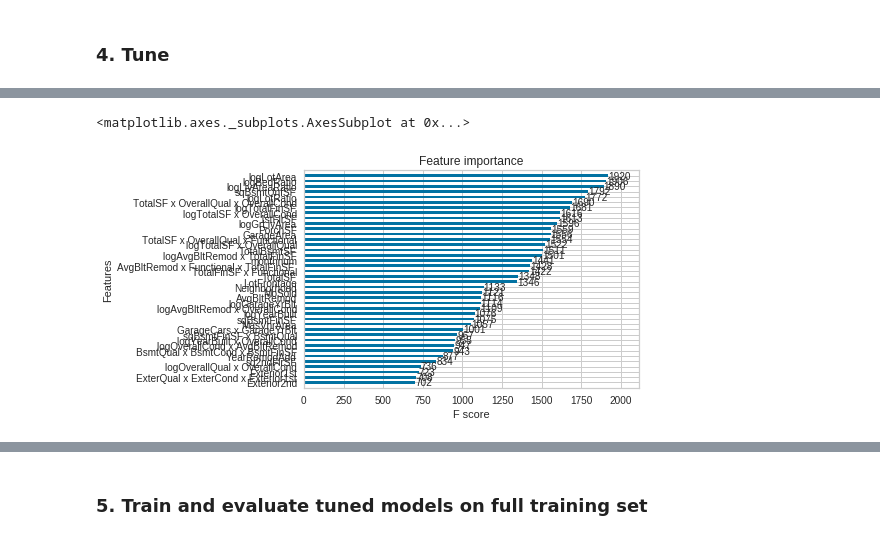
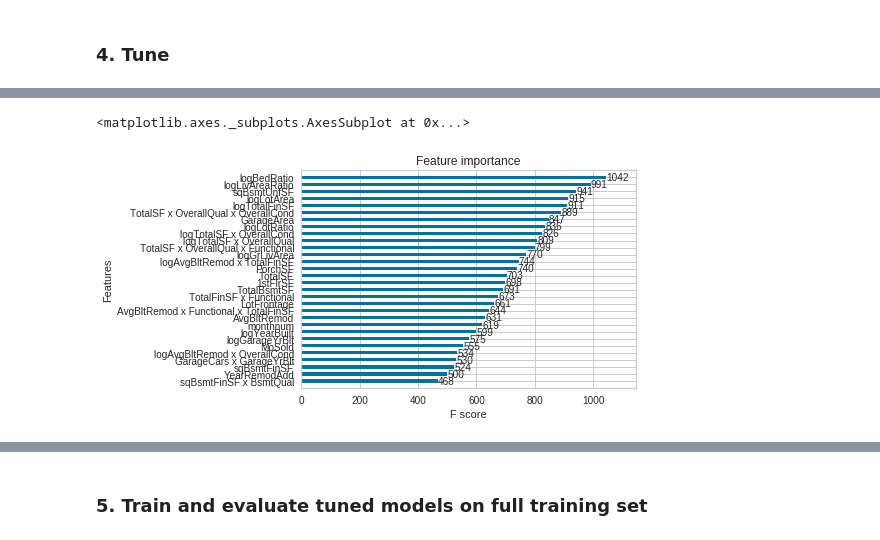
Before and after one commit to druce/iowa, a Jupyter notebook: iowa_colab.ipynb, the cells around one changed output, grey strips where cells are left out. Drawn from its saved outputs; the diff is of its cells as text; code cells hidden in the pictures.

```diff
--- a/iowa_colab.ipynb
+++ b/iowa_colab.ipynb
@@ -1899,5 +1846,7 @@ y_pred_train = visualizer.predict(X_tr)
 y_pred_test = visualizer.predict(scaler.transform(X_test))
 evaluate(y_train, y_pred_train, y_test, y_pred_test)
 
+alpha = visualizer.estimator.alpha_
+print('alpha', alpha)
 visualizer.poof()
 # %% [output]
@@ -1914,6 +1864,6 @@ Wall time: 165 ms
 # %%
 %%time
-visualizer = PredictionError(Ridge(alpha=25.119))
+visualizer = PredictionError(Ridge(alpha=alpha))
 visualizer.fit(X_train, y_train)
 visualizer.score(X_test, y_test)
 visualizer.poof()
@@ -2173,7 +2126,7 @@ n_estimators_xgb = 5623
 
 #max_depth: max depth per base tree
 max_depths = range(2,12)
-max_depth = 4
+max_depth = 3
 
 #subsample: row subsampling rate (similar to RF)
 subsamples = np.linspace(0.4, 0.8, 9)
@@ -2210,9 +2163,14 @@ for i in [1]:
 
         display(xgb)
 
-        scores = np.sqrt(-cross_val_score(xgb, df_nodummies[predictors_nodummies], df[response],
+        scores = np.sqrt(-cross_val_score(xgb, df[predictors], df[response],
                                       scoring="neg_mean_squared_error",
                                       cv=kfolds))
 
         print("CV Score %.04f (STD %.04f)" % (np.mean(scores), np.std(scores)))
         print()
+
+xgb.fit(X_train, y_train.values.reshape(-1))
+y_pred_train = xgb.predict(X_train)
+y_pred_test = xgb.predict(X_test)
+evaluate(y_train, y_pred_train, y_test, y_pred_test)
@@ -2276,5 +2196,0 @@ for i in [1]:
-# %%
-xgb.fit(X_train_nd, y_train_nd.values.reshape(-1))
-y_pred_train = xgb.predict(X_train_nd)
-y_pred_test = xgb.predict(X_test_nd)
-evaluate(y_train_nd, y_pred_train, y_test_nd, y_pred_test)
@@ -2289,6 +2197,6 @@ Test MAE 13394.753605769234
 # %%
-plot_importance(xgb, max_num_features=40, height=0.5)
+plot_importance(xgb, max_num_features=30, height=0.5)
 # %% [output]
 <matplotlib.axes._subplots.AxesSubplot at 0x...>
-[figure, old version]
+[figure, new version]
 # %%
```
Also changed, not shown: parts of 72 cells of this notebook, 1 other file.
